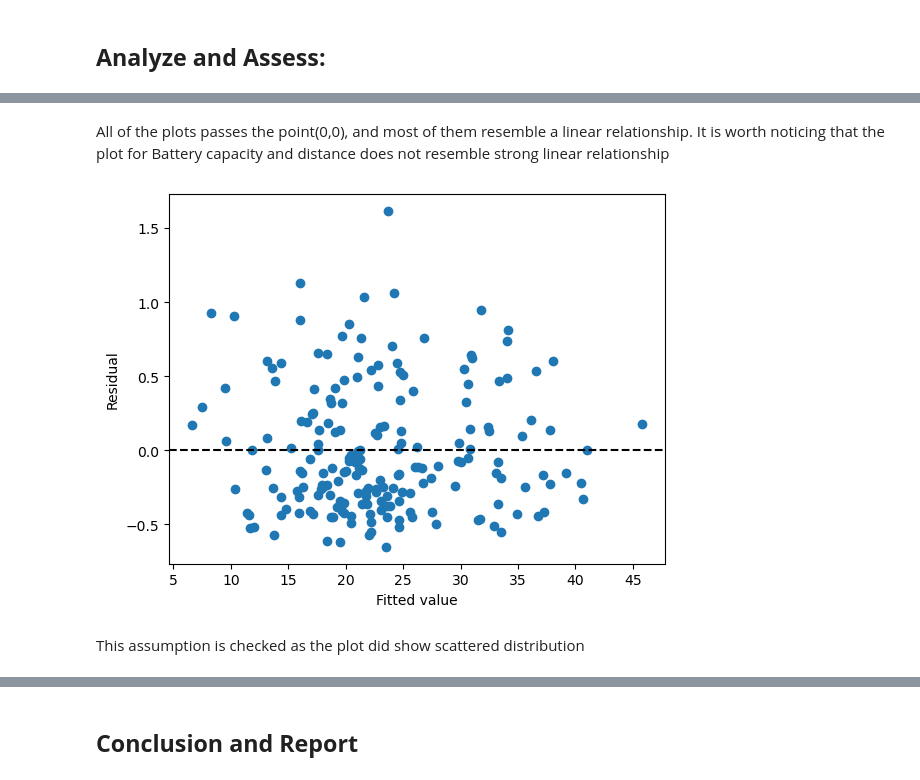
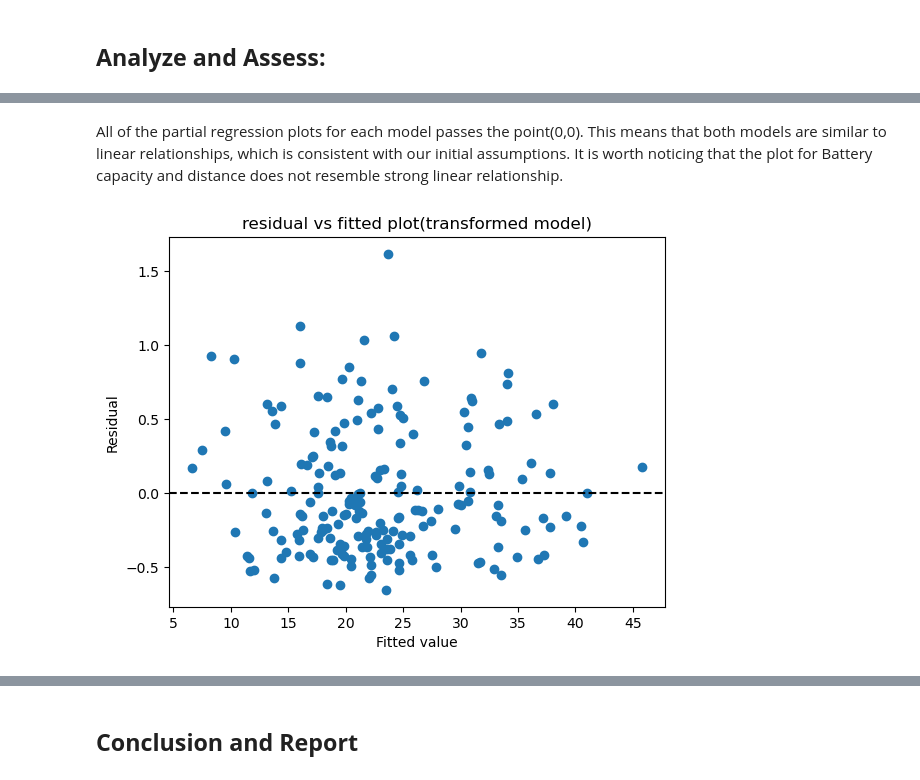
Before and after one commit to JustinTrenchcoat/MATH360_MA_3, a Jupyter notebook: MA3.ipynb, the cells around one changed output, grey strips where cells are left out. Cells and saved outputs as stored; diff of their text form; code cells hidden in the pictures.

```diff
--- a/MA3.ipynb
+++ b/MA3.ipynb
@@ -104,11 +81,11 @@ So we switch to model on the modified features.
 # %%
-X2 = ev[['Battery_Capacity',"charging_rate_mod",'distance_mod','total_energy']]
-Y2 = ev['Charging_cost']
-X2 = sm.add_constant(X2)
+X1 = ev[['Battery_Capacity',"charging_rate_mod",'distance_mod','total_energy']]
+Y1 = ev['Charging_cost']
+X1 = sm.add_constant(X1)
 
-reg_2 = sm.OLS(Y2,X2).fit()
+reg_1 = sm.OLS(Y1,X1).fit()
 
-summary_table=reg_2.summary()
+summary_table=reg_1.summary()
 print(summary_table)
 # %% [output]
                             OLS Regression Results
@@ -140,16 +141,20 @@ plt.show()
-# %% [markdown]
-All of the plots passes the point(0,0), and most of them resemble a linear relationship. It is worth noticing that the plot for Battery capacity and distance does not resemble strong linear relationship
+# %% [markdown]
+All of the partial regression plots for each model passes the point(0,0). This means that both models are similar to linear relationships, which is consistent with our initial assumptions.  It is worth noticing that the plot for Battery capacity and distance does not resemble strong linear relationship.
 # %%
-# assumption 2: variance is constant
-# residual vs fitted plot
-fitted_y = reg_2.fittedvalues
-residuals = reg_2.resid
+## variance is constant
+
+## residual vs fitted plot
+
+#pull out fitted values from regression
+fitted_y = reg_1.fittedvalues
+
+residuals = reg_1.resid
+
 plt.scatter(fitted_y,residuals)
 plt.axhline(y = 0, color = 'k', linestyle = '--')
+plt.title('residual vs fitted plot(transformed model)')
 plt.xlabel('Fitted value')
 plt.ylabel('Residual')
 plt.show()
 # %% [output]
-[figure, old version]
+[figure, new version]
-# %% [markdown]
-This assumption is checked as the plot did show scattered distribution
```
Also changed, not shown: parts of 17 cells of this notebook.
